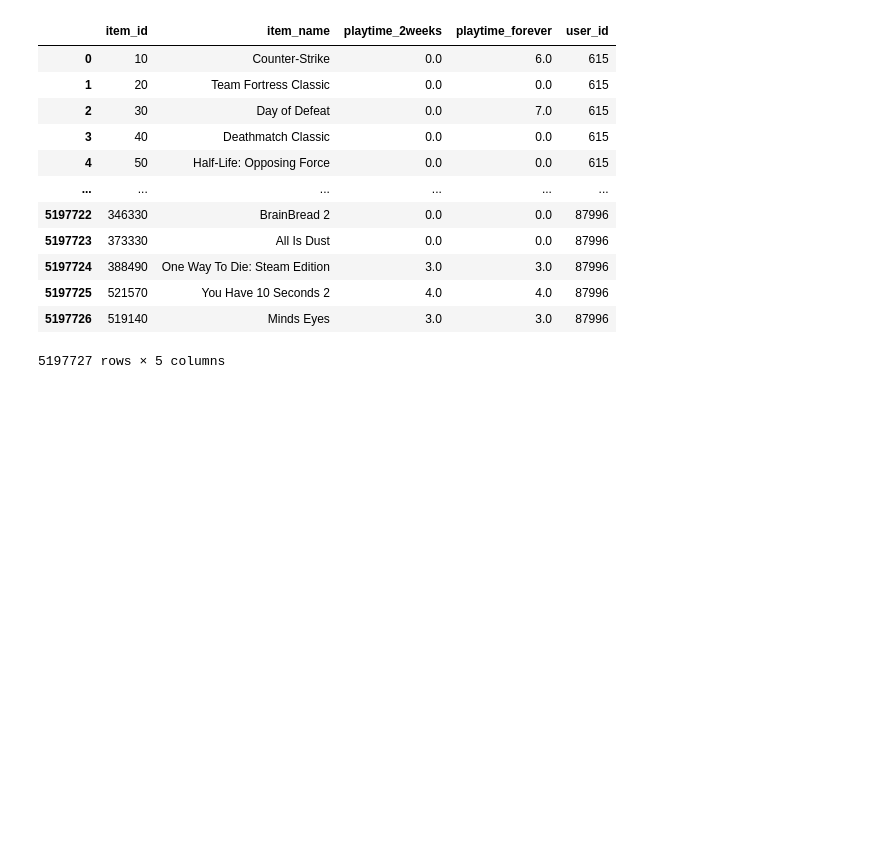
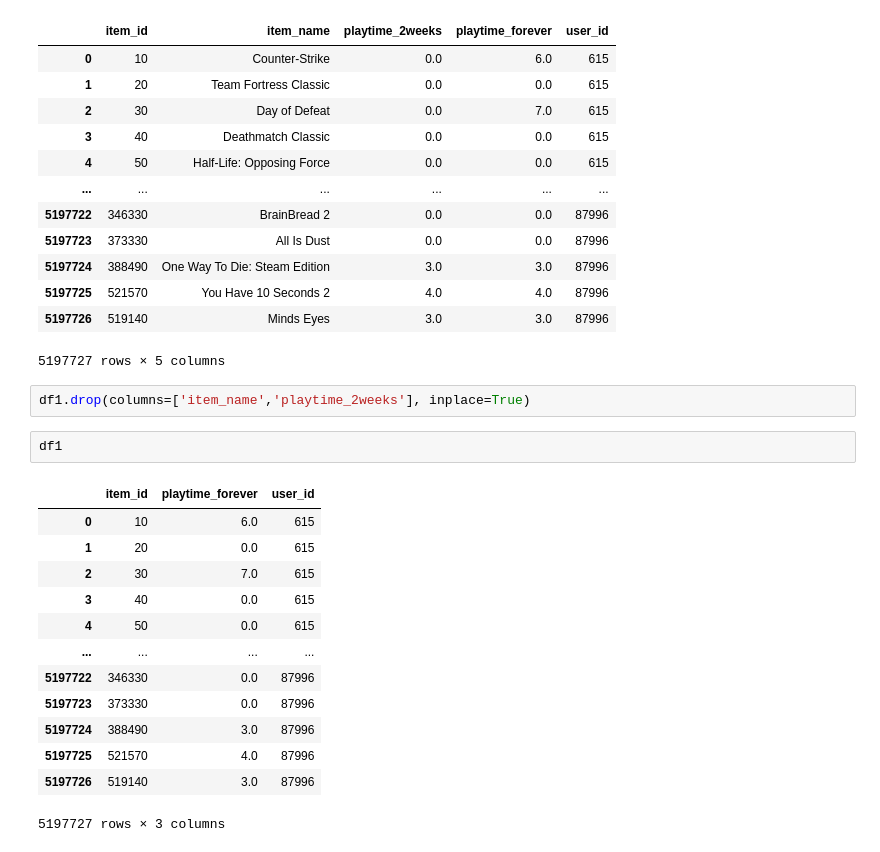
Before and after one commit to PrietoPy/PI_ML_OPS-PT, a Jupyter notebook: Notebooks/ETL - FE - Items.ipynb, the cells around one changed output. Cells and saved outputs as stored; diff of their text form; blank space fills up the shorter version.

```diff
--- a/Notebooks/ETL - FE - Items.ipynb
+++ b/Notebooks/ETL - FE - Items.ipynb
@@ -262,3 +262,21 @@ df1
 | 5197725 | 521570 | You Have 10 Seconds 2 | 4.0 | 4.0 | 87996 |
 | 5197726 | 519140 | Minds Eyes | 3.0 | 3.0 | 87996 |
 5197727 rows × 5 columns
+# %%
+df1.drop(columns=['item_name','playtime_2weeks'], inplace=True)
+# %%
+df1
+# %% [output]
+|  | item_id | playtime_forever | user_id |
+| 0 | 10 | 6.0 | 615 |
+| 1 | 20 | 0.0 | 615 |
+| 2 | 30 | 7.0 | 615 |
+| 3 | 40 | 0.0 | 615 |
+| 4 | 50 | 0.0 | 615 |
+| ... | ... | ... | ... |
+| 5197722 | 346330 | 0.0 | 87996 |
+| 5197723 | 373330 | 0.0 | 87996 |
+| 5197724 | 388490 | 3.0 | 87996 |
+| 5197725 | 521570 | 4.0 | 87996 |
+| 5197726 | 519140 | 3.0 | 87996 |
+5197727 rows × 3 columns
```
Also changed, not shown: parts of 4 cells of this notebook, 2 other files.
